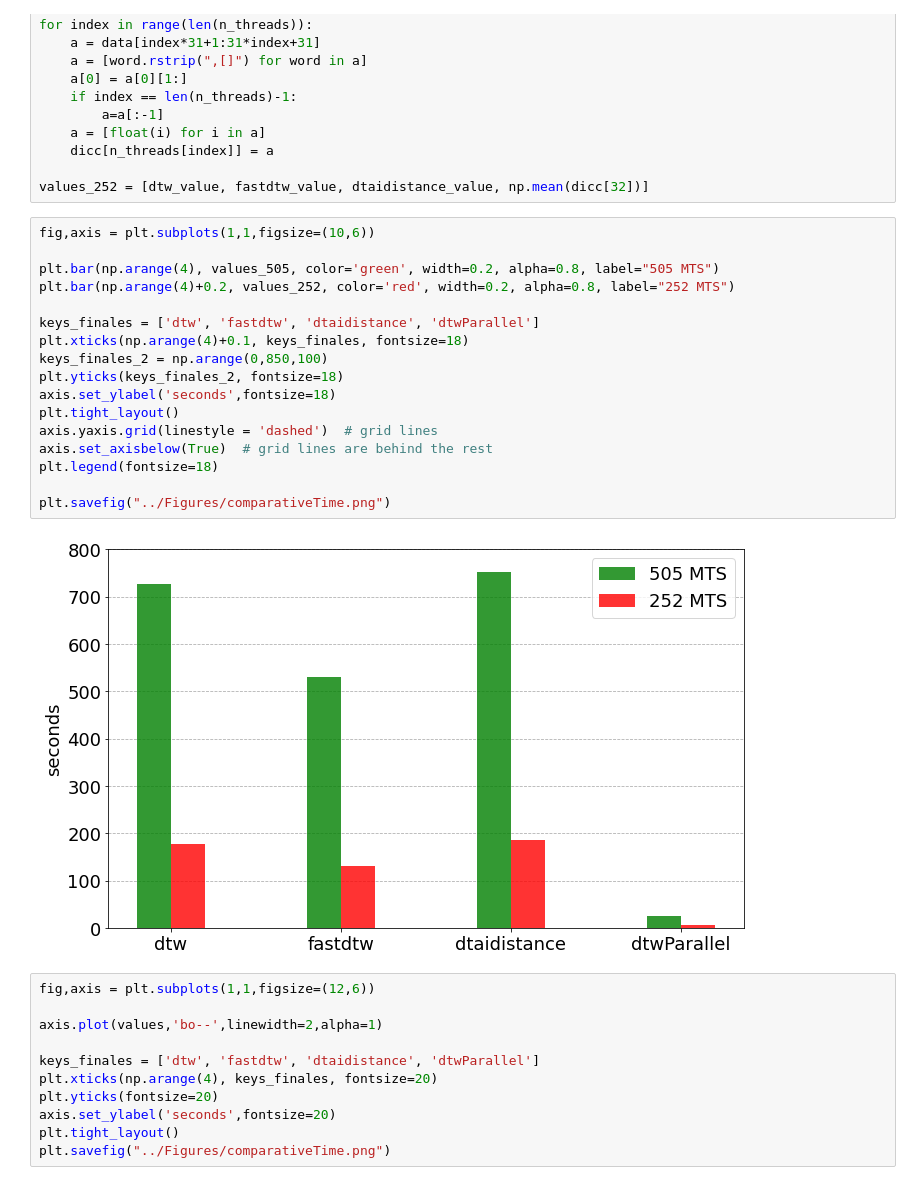
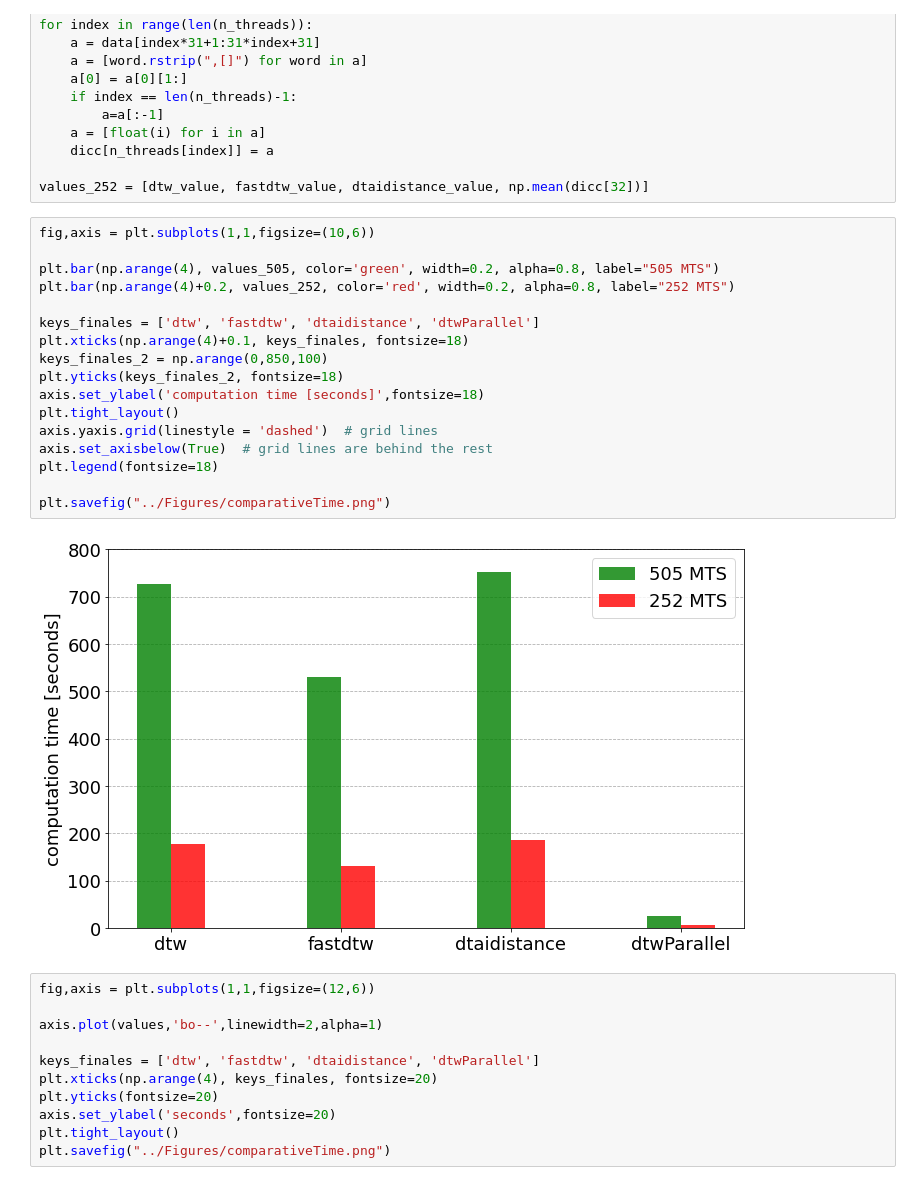
Before and after one commit to oscarescuderoarnanz/dtwParallel, a Jupyter notebook: exampleData/CodeExamples/plot_timeExamples.ipynb, the cells around one changed output. Cells and saved outputs as stored; diff of their text form.

```diff
--- a/exampleData/CodeExamples/plot_timeExamples.ipynb
+++ b/exampleData/CodeExamples/plot_timeExamples.ipynb
@@ -272,22 +272,22 @@ values_252 = [dtw_value, fastdtw_value, dtaidistance_value, np.mean(dicc[32])]
 # %%
 fig,axis = plt.subplots(1,1,figsize=(10,6))
 
 plt.bar(np.arange(4), values_505, color='green', width=0.2, alpha=0.8, label="505 MTS")
 plt.bar(np.arange(4)+0.2, values_252, color='red', width=0.2, alpha=0.8, label="252 MTS")
 
 keys_finales = ['dtw', 'fastdtw', 'dtaidistance', 'dtwParallel']
 plt.xticks(np.arange(4)+0.1, keys_finales, fontsize=18)
 keys_finales_2 = np.arange(0,850,100)
 plt.yticks(keys_finales_2, fontsize=18)
-axis.set_ylabel('seconds',fontsize=18)
+axis.set_ylabel('computation time [seconds]',fontsize=18)
 plt.tight_layout()
 axis.yaxis.grid(linestyle = 'dashed')  # grid lines
 axis.set_axisbelow(True)  # grid lines are behind the rest
 plt.legend(fontsize=18)
 
 plt.savefig("../Figures/comparativeTime.png")
 # %% [output]
-[figure, old version]
+[figure, new version]
 # %%
 fig,axis = plt.subplots(1,1,figsize=(12,6))
 
```
Also changed, not shown: parts of 1 cell of this notebook, 5 other files.
